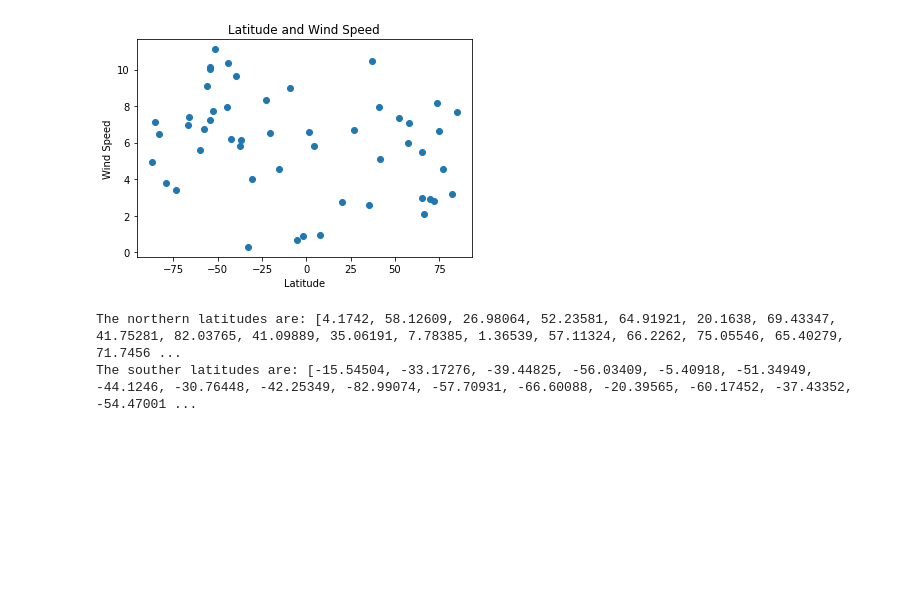
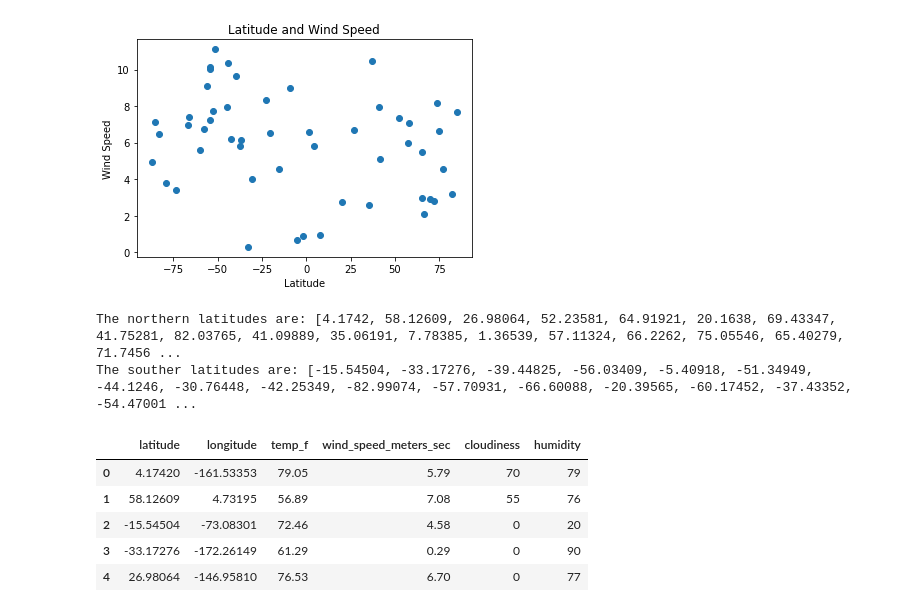
Before and after one commit to BatesJ72/python-api-challenge, a Jupyter notebook: WeatherPy/weatherpy.ipynb, the cells around one changed output. Drawn from its saved outputs; the diff is of its cells as text; code cells hidden in the pictures; blank space fills up the shorter version.

```diff
--- a/WeatherPy/weatherpy.ipynb
+++ b/WeatherPy/weatherpy.ipynb
@@ -247,3 +248,25 @@ print(f"The souther latitudes are: {south_lat}")
 # %% [output]
 The northern latitudes are: [4.1742, 58.12609, 26.98064, 52.23581, 64.91921, 20.1638, 69.43347, 41.75281, 82.03765, 41.09889, 35.06191, 7.78385, 1.36539, 57.11324, 66.2262, 75.05546, 65.40279, 71.7456 ...
 The souther latitudes are: [-15.54504, -33.17276, -39.44825, -56.03409, -5.40918, -51.34949, -44.1246, -30.76448, -42.25349, -82.99074, -57.70931, -66.60088, -20.39565, -60.17452, -37.43352, -54.47001 ...
+# %%
+# Create a DataFrame from my lists
+
+df = pd.DataFrame(
+    {
+        "latitude": lat_list,
+        "longitude": lon_list,
+        "temp_f": temp_f,
+        "wind_speed_meters_sec": wind_speed_meters_sec,
+        "cloudiness": cloud_percent,
+        "humidity": humidity_percent,
+    }
+)
+
+df.head()
+# %% [output]
+|  | latitude | longitude | temp_f | wind_speed_meters_sec | cloudiness | humidity |
+| 0 | 4.17420 | -161.53353 | 79.05 | 5.79 | 70 | 79 |
+| 1 | 58.12609 | 4.73195 | 56.89 | 7.08 | 55 | 76 |
+| 2 | -15.54504 | -73.08301 | 72.46 | 4.58 | 0 | 20 |
+| 3 | -33.17276 | -172.26149 | 61.29 | 0.29 | 0 | 90 |
+| 4 | 26.98064 | -146.95810 | 76.53 | 6.70 | 0 | 77 |
```
Also changed, not shown: parts of 8 cells of this notebook.
